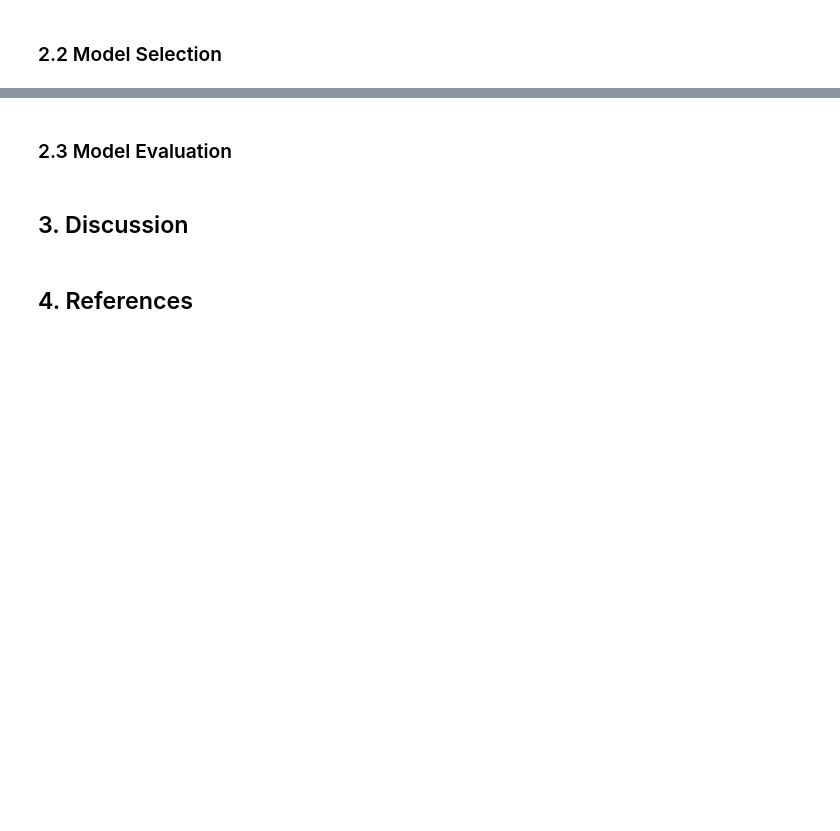
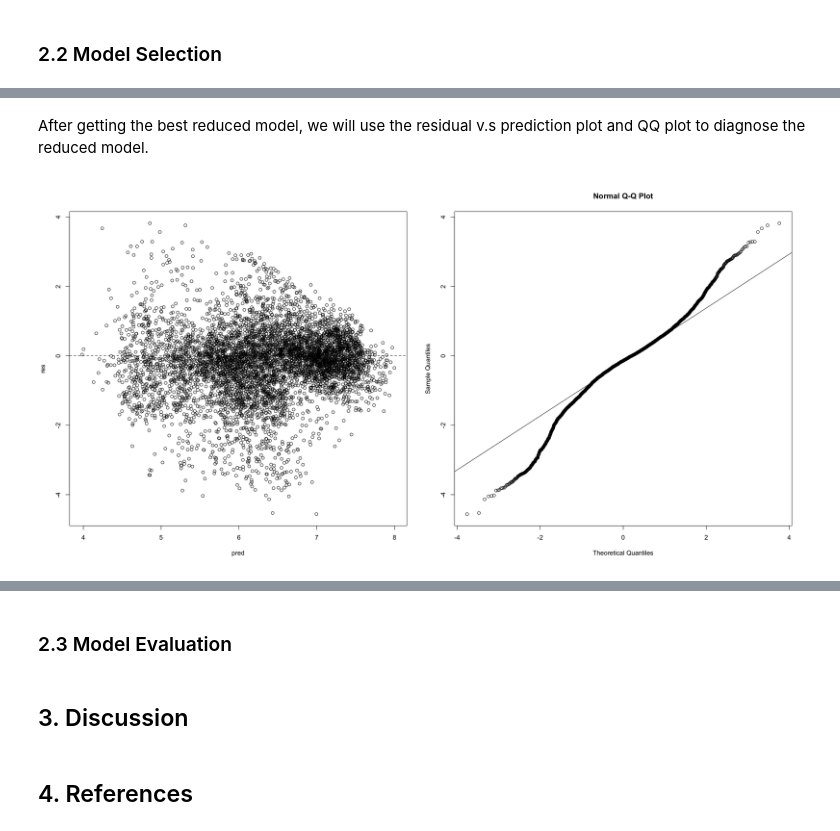
Before and after one commit to xiaohu1122/538A_project, a Jupyter notebook: 538A_Final_Project.ipynb, the cells around one changed output, grey strips where cells are left out. Cells and saved outputs as stored; diff of their text form; code cells hidden in the pictures; blank space fills up the shorter version.

```diff
--- a/538A_Final_Project.ipynb
+++ b/538A_Final_Project.ipynb
@@ -121,0 +181,7 @@ bike_training
+# %%
+nbinomial_model <- glm.nb(
+  formula = count~hour + temp + humidity + windspeed + visibility + solar + snow + seasons + holiday+month,
+  data = bike_training
+)
+tidy(nbinomial_model)
+glance(nbinomial_model)
@@ -121,0 +230,4 @@ bike_training
+# %%
+# AIC stepwise selection
+AIC_nbinomial_model <- stepAIC(nbinomial_model, k = log(nrow(bike_training)),
+                                  direction = "backward", trace = 1)
@@ -121,0 +276,13 @@ bike_training
+# %% [markdown]
+After getting the best reduced model, we will use the residual v.s prediction plot and QQ plot to diagnose the reduced model.
+# %%
+options(repr.plot.width=20, repr.plot.height=10)
+par(mfrow=c(1,2))
+res <- residuals(AIC_nbinomial_model, type="deviance")
+pred <- predict(AIC_nbinomial_model)
+plot(pred, res)
+abline(h=0, lty=2)
+qqnorm(res)
+qqline(res)
+# %% [output]
+[figure, added]
```
Also changed, not shown: parts of 24 cells of this notebook.
